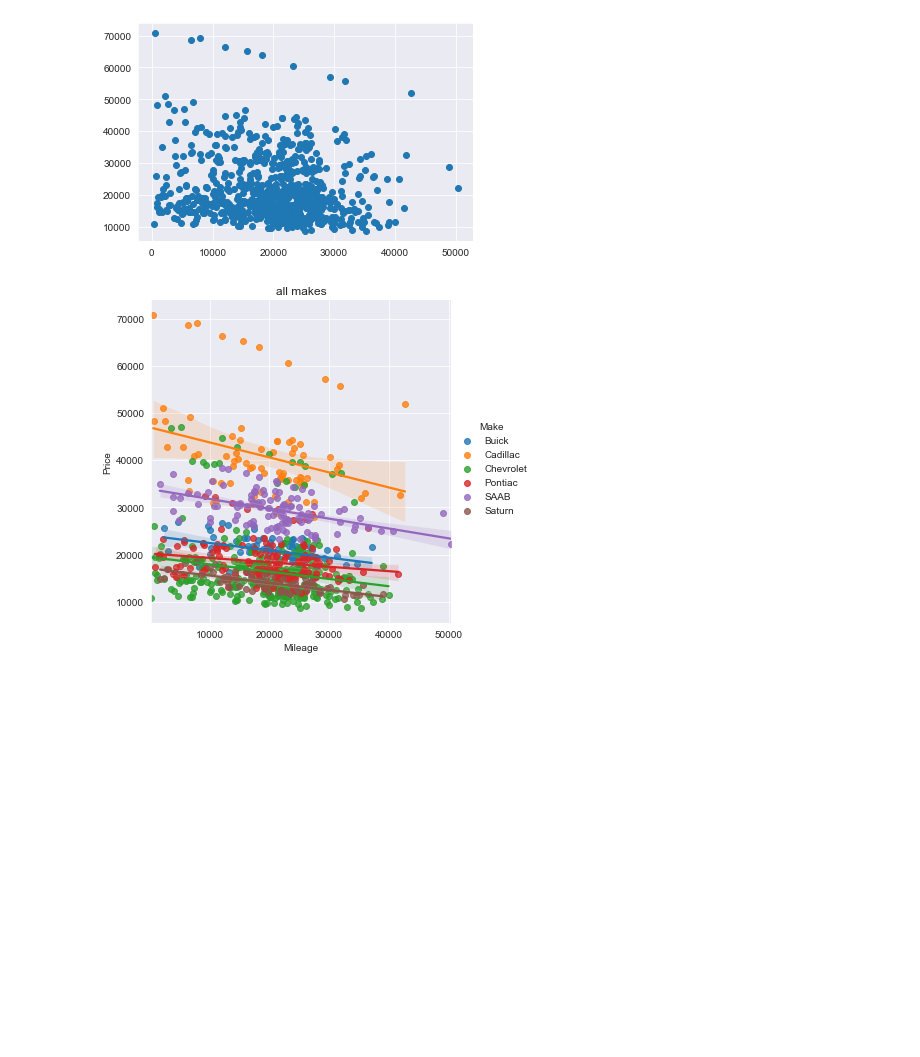
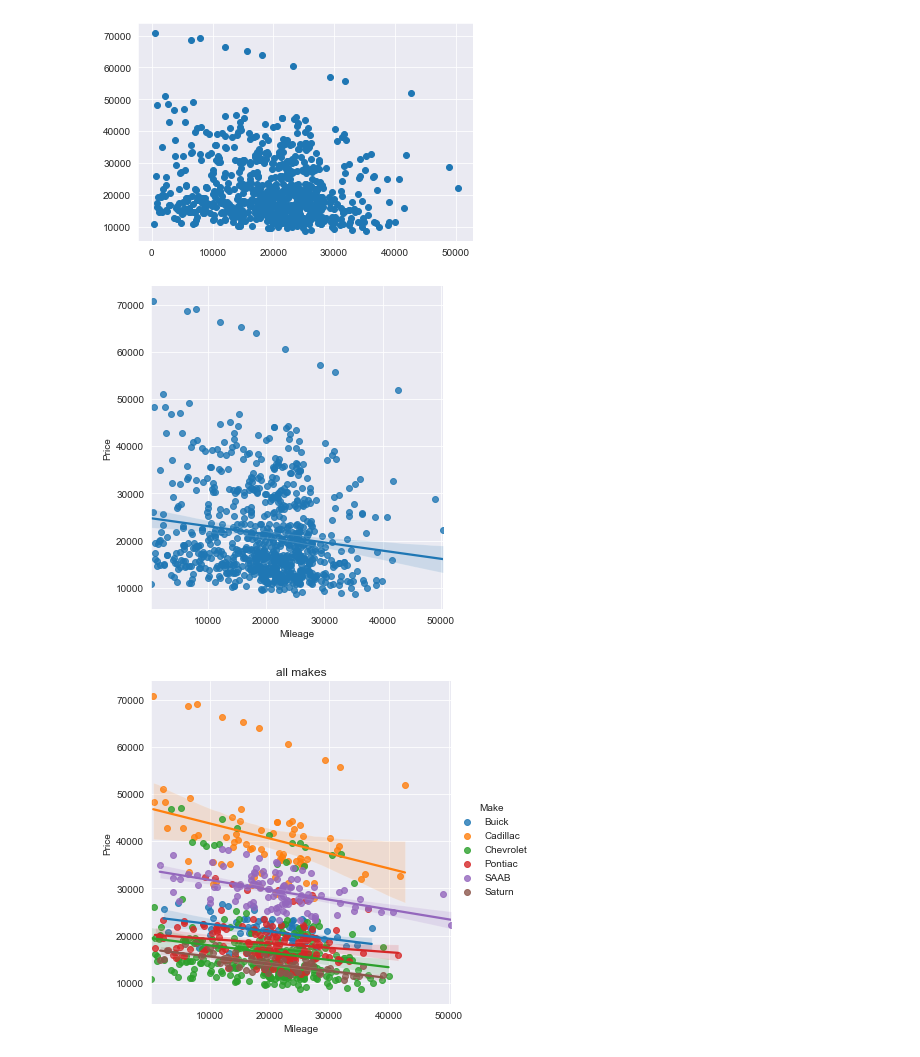
Before and after one commit to Ozxahmed/ML_DS_DL_Udemy_Course, a Jupyter notebook: s3_predictive_models.ipynb, the cells around one changed output. Saved outputs shown, nothing was run; the diff lists cells and outputs as text; code cells hidden in the pictures; blank space fills up the shorter version.

```diff
--- a/s3_predictive_models.ipynb
+++ b/s3_predictive_models.ipynb
@@ -290,6 +299,10 @@ I'm surprised mileage isn't more correlated with price, so let's check it out be
 plt.scatter(cars.Mileage, cars.Price);
 # %% [output]
 [figure]
+# %%
+sns.lmplot(data=cars, x='Mileage', y='Price');
+# %% [output]
+[figure, added]
 # %%
 # LM Plot for the entire price vs mileage data
 
```
Also changed, not shown: parts of 24 cells of this notebook.
